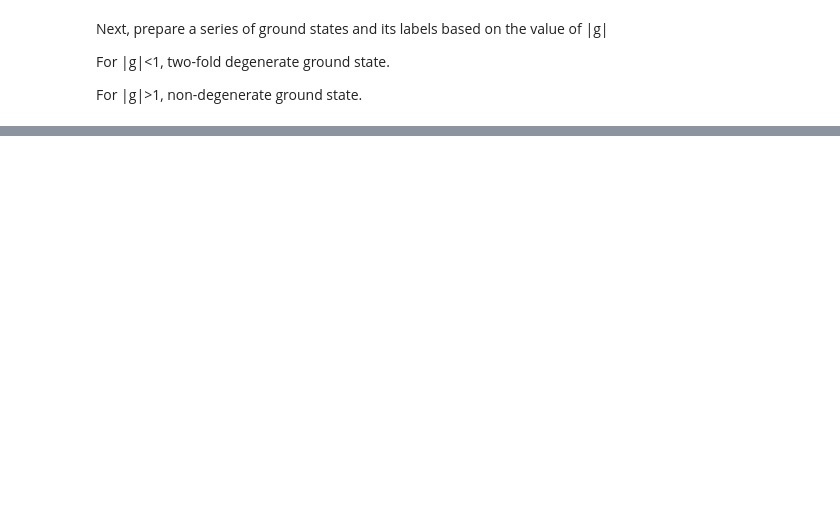
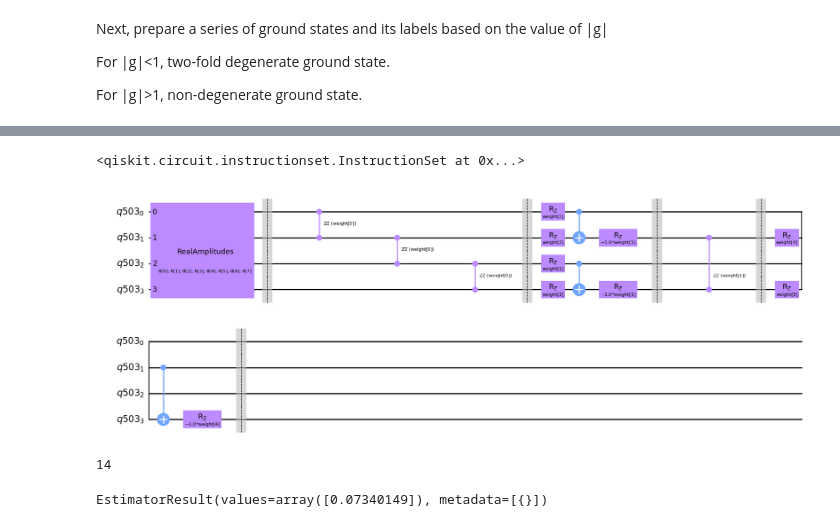
Before and after one commit to Zhelun-Li/QCNN_hardware, a Jupyter notebook: transverse_Ising.ipynb, the cells around one changed output, grey strips where cells are left out. Saved outputs shown, nothing was run; the diff lists cells and outputs as text; code cells hidden in the pictures; blank space fills up the shorter version.

```diff
--- a/transverse_Ising.ipynb
+++ b/transverse_Ising.ipynb
@@ -14,7 +14,7 @@ import numpy as np
 from qiskit.primitives import Estimator
 import pickle
 # %%
-VQE_training = False
+VQE_training = True
 n_qubits=4
 j_coupling=0.5
 g_coupling=1.5
@@ -88,8 +88,8 @@ For |g|>1, non-degenerate ground state.
 # %%
 if VQE_training:#Obtaining ground state for |g|<1
     nSteps=50
-    lowGs=np.arange(0,0.9,0.05)
-    highGs=np.arange(1.1,2.0,0.05)
+    lowGs=np.arange(0,1.0,0.05)
+    highGs=np.arange(1.05,2.05,0.05)
     w_low=[]
     Egs_estimate_low=[]
     Egs_low=[]
@@ -103,7 +103,7 @@ if VQE_training:#Obtaining ground state for |g|<1
 
         print("g = ",g," diff=",diff)
 
-        w_low.append(w_low)
+        w_low.append(weights)
         Egs_estimate_low.append(Egs_estimate)
         Egs_low.append(Egs)
 
@@ -124,7 +124,7 @@ if VQE_training:#Obtaining ground state for |g|<1
             if diff< 0.015:
                 break
         print("g = ",g," diff=",diff)
-        w_high.append(w_high)
+        w_high.append(weights)
         Egs_estimate_high.append(Egs_estimate)
         Egs_high.append(Egs)
 
@@ -156,3 +156,59 @@ with open('lowG_dict.pkl', 'rb') as f:
 
 with open('highG_dict.pkl', 'rb') as f:
     dict_high = pickle.load(f)
+# %%
+n_layers=1
+n_params=n_layers*1+n_qubits+1
+weights = ParameterVector("weight", n_params)
+params_index=0
+qr = QuantumRegister(n_qubits)
+qc = QuantumCircuit(qr)
+qc.compose(RealAmplitudes(num_qubits=n_qubits,reps=n_rep_VQEansatz), inplace=True)
+qc.barrier()
+for layer in range(n_layers):
+    for i in np.arange(0,n_qubits-1,1):
+        qc.rzz(weights[params_index],i,i+1)
+    params_index += 1
+qc.barrier()
+#pooling layer:
+for i in np.arange(0,int(n_qubits/2),1):
+    qc.rz(weights[params_index],i*2)
+
+params_index += 1
+
+for i in np.arange(0,int(n_qubits/2),1):
+    qc.rz(weights[params_index],i*2+1)
+    qc.cx(2*i,2*i+1)
+params_index += 1
+
+for i in np.arange(0,int(n_qubits/2),1):
+    qc.rz(-weights[params_index-2],i*2+1)
+qc.barrier()
+
+for i in np.arange(0,int(n_qubits/4),1):
+    qc.rzz(weights[params_index],i*4+1,i*4+3)
+qc.barrier()
+params_index += 1
+
+for i in np.arange(0,int(n_qubits/4),1):
+    qc.rz(weights[params_index],i*4+1)
+params_index += 1
+
+for i in np.arange(0,int(n_qubits/4),1):
+    qc.rz(weights[params_index],i*4+3)
+    qc.cx(i*4+1,i*4+3)
+params_index += 1
+
+for i in np.arange(0,int(n_qubits/4),1):
+    qc.rz(-weights[params_index-2],i*4+3)
+qc.barrier()
+# %% [output]
+<qiskit.circuit.instructionset.InstructionSet at 0x...>
+# %%
+qc.draw('mpl')
+# %% [output]
+[figure, added]
+# %%
+qc.num_parameters
+# %% [output]
+14
@@ -158,0 +222,4 @@ with open('highG_dict.pkl', 'rb') as f:
+# %%
+job.result()
+# %% [output]
+EstimatorResult(values=array([0.07340149]), metadata=[{}])
```
Also changed, not shown: parts of 5 cells of this notebook.
